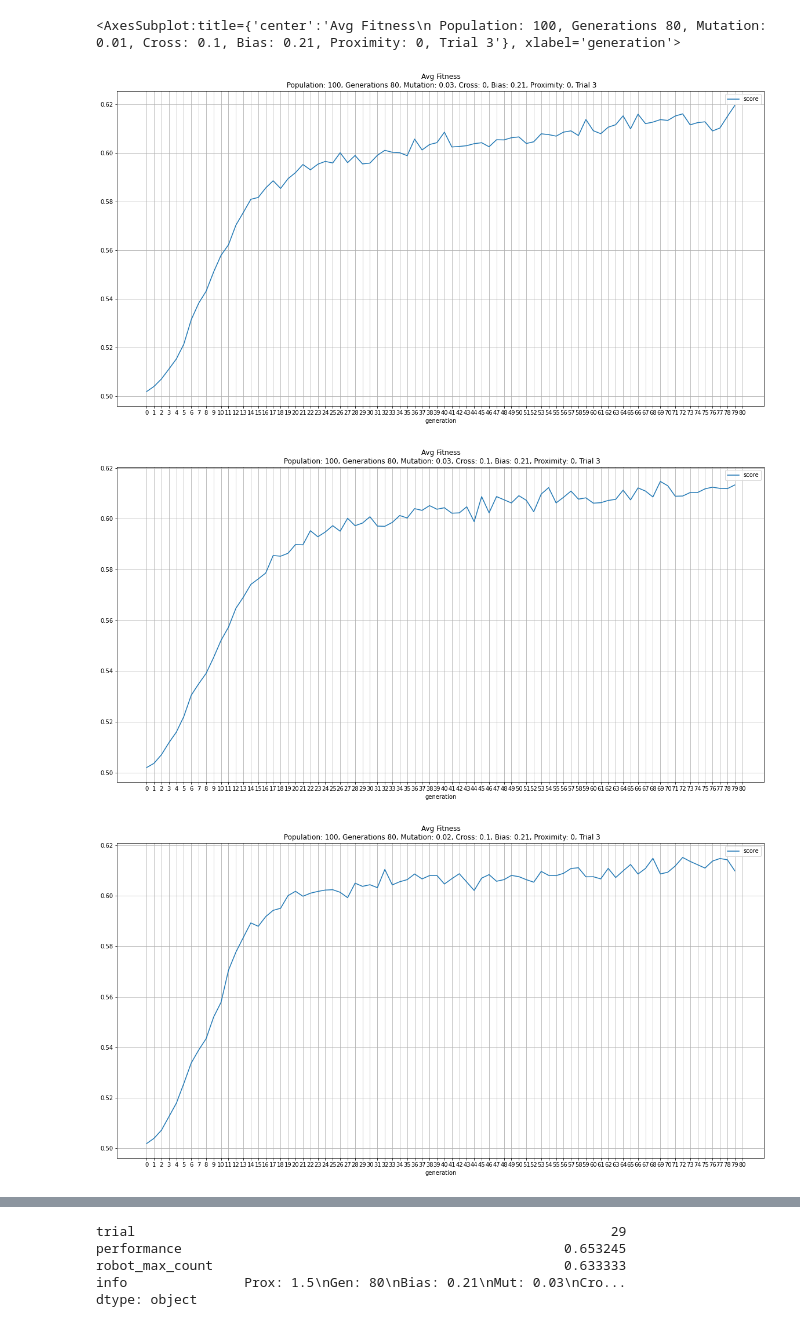
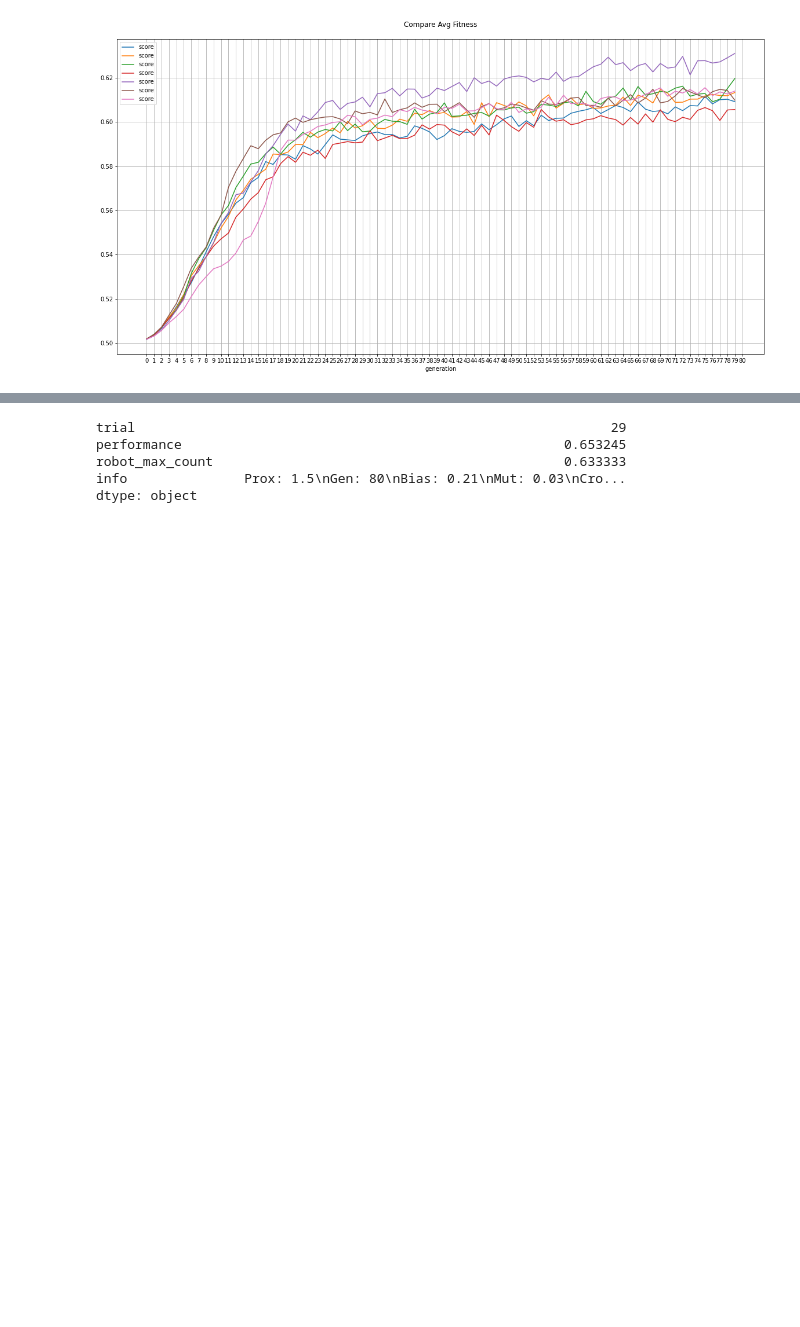
Before and after one commit to petretiandrea/progetto-robotici, a Jupyter notebook: robotics-viz/visualization.ipynb, the cells around one changed output, grey strips where cells are left out. Cells and saved outputs as stored; diff of their text form; code cells hidden in the pictures; blank space fills up the shorter version.

Commit message:
added multiple avg fitness view

```diff
--- a/robotics-viz/visualization.ipynb
+++ b/robotics-viz/visualization.ipynb
@@ -88,13 +88,24 @@ def avg_fitness(evolve_basename,figsize=(20,10), ax=None):
   ax.grid()
   ax.set_xticks(np.arange(0, 81, step=1))
   return ax
+# %%
+def compare_avg_fitness(*evolves, figsize=(20,10)):
+    fig, ax = plt.subplots(figsize=figsize)
+    for basename in evolves:
+        data = pd.read_csv(basename + ".csv", ";")
+        data = data.drop(['bn', 'genome'], axis=1)
+        avg = data.groupby(['generation']).mean()
+        avg.plot(ax=ax)
+    ax.set_title("Compare Avg Fitness\n ")
+    ax.grid()
+    ax.set_xticks(np.arange(0, 81, step=1))
 # %%
-avg_fitness("performance/archivied/evolve_12-03_07-48_nodes50_k3_p100_g80_pM0.03_pC0_el5_bias0.21_prox0_trials3")
-avg_fitness("performance/archivied/evolve_12-02_21-56_nodes50_k3_p100_g80_pM0.03_pC0.1_el5_bias0.21_prox0_trials3")
-avg_fitness("performance/archivied/evolve_12-03_23-30_nodes50_k3_p100_g80_pM0.02_pC0.1_el5_bias0.21_prox0_trials3")
-avg_fitness("performance/archivied/evolve_12-04_04-16_nodes50_k3_p100_g80_pM0.01_pC0.1_el5_bias0.21_prox0_trials3")
+compare_avg_fitness("performance/archivied/evolve_12-03_19-06_nodes50_k3_p100_g80_pM0.05_pC0_el5_bias0.21_prox0_trials3",
+           "performance/archivied/evolve_12-02_21-56_nodes50_k3_p100_g80_pM0.03_pC0.1_el5_bias0.21_prox0_trials3",
+           "performance/archivied/evolve_12-03_07-48_nodes50_k3_p100_g80_pM0.03_pC0_el5_bias0.21_prox0_trials3",
+           "performance/archivied/evolve_12-03_21-18_nodes50_k3_p100_g80_pM0.03_pC0.1_el5_bias0.21_prox1.5_trials3",
+          "performance/archivied/evolve_12-04_04-16_nodes50_k3_p100_g80_pM0.01_pC0.1_el5_bias0.21_prox0_trials3",
+          "performance/archivied/evolve_12-03_23-30_nodes50_k3_p100_g80_pM0.02_pC0.1_el5_bias0.21_prox0_trials3",
+                   "performance/evolve_12-04_18-37_nodes50_k3_p100_g80_pM0.01_pC0_el5_bias0.21_prox0_trials3")
 # %% [output]
-<AxesSubplot:title={'center':'Avg Fitness\n Population: 100, Generations 80, Mutation: 0.01, Cross: 0.1, Bias: 0.21, Proximity: 0, Trial 3'}, xlabel='generation'>
-[figure, old version]
+[figure, new version]
-[figure, removed]
-[figure, removed]
```
Also changed, not shown: parts of 3 cells of this notebook.
